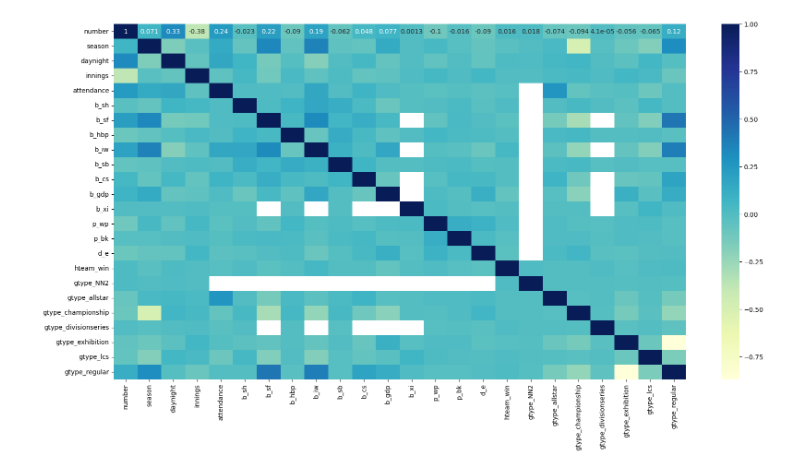
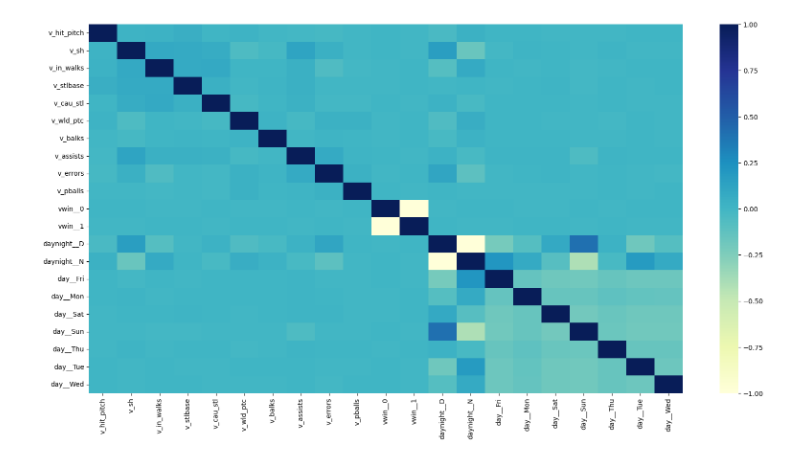
Before and after one commit to ScientificSam/Capstone, a Jupyter notebook: Notebooks/baseball.ipynb, the cells around one changed output. Saved outputs shown, nothing was run; the diff lists cells and outputs as text; code cells hidden in the pictures.

```diff
--- a/Notebooks/baseball.ipynb
+++ b/Notebooks/baseball.ipynb
@@ -171,0 +143,5 @@ df['hteam_win'].replace({'win':1,'lose':0},inplace=True)
+# %%
+# Get dummies for the 'A' column
+dummies = pd.get_dummies(df['day'], prefix='day_')
+# Add the dummy columns to the dataframe
+df = pd.concat([df, dummies], axis=1)
@@ -172,6 +151,6 @@ df['hteam_win'].replace({'win':1,'lose':0},inplace=True)
 # %%
 # create dummy variables
-dummies_game_type = pd.get_dummies(df['gametype'], dtype=int, prefix='gtype')
+#dummies_game_type = pd.get_dummies(df['gametype'], dtype=int, prefix='gtype')
 
 # concatenate the dummy variables to the original dataframe
-df = pd.concat([df, dummies_game_type], axis=1)
+#df = pd.concat([df, dummies_game_type], axis=1)
@@ -178,6 +165,6 @@ df = pd.concat([df, dummies_game_type], axis=1)
 # %%
 # drop some coulmns and create a new dataframe
-model_data = df.drop(['gid', 'visteam', 'hometeam', 'site', 'htbf','wteam','lteam','gametype'], axis=1)
+model_data = df.drop(['playdate', 'day', 'vteam', 'daynight', 'v_win_val','park_id'], axis=1)
 # %%
 # coor, Heatmap
-model_data.isna().sum()
+model_data =  model_data.astype(int)
@@ -202,10 +171,10 @@ dtype: int64
 # %%
 # Let's create the correlation matrix
 corr = model_data.corr()
 plt.figure(figsize=(20,10))
 
 # Create a heatmap
-sns.heatmap(corr, cmap="YlGnBu",annot=True)
+sns.heatmap(corr, cmap="YlGnBu")
 plt.show()
 # %% [output]
-[figure, old version]
+[figure, new version]
```
Also changed, not shown: parts of 25 cells of this notebook.
